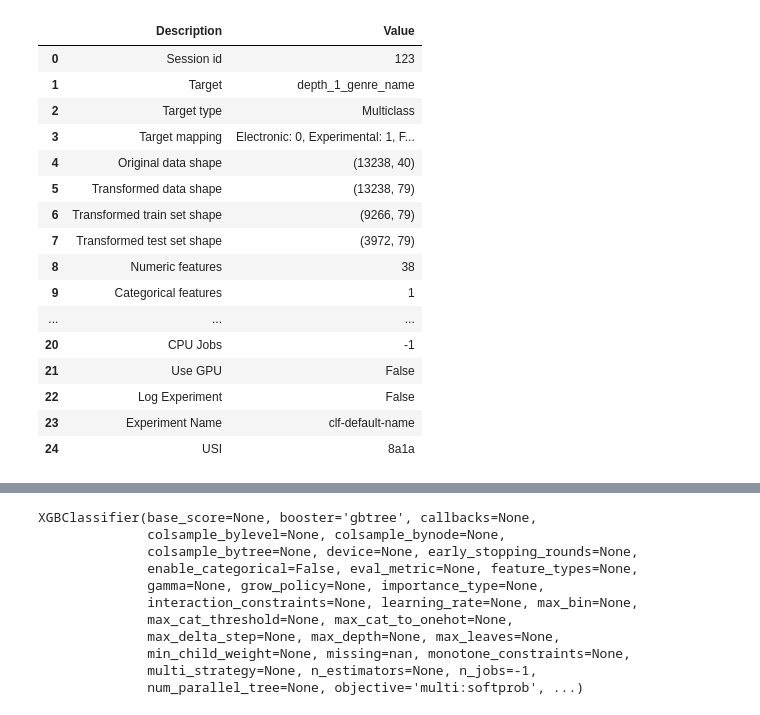
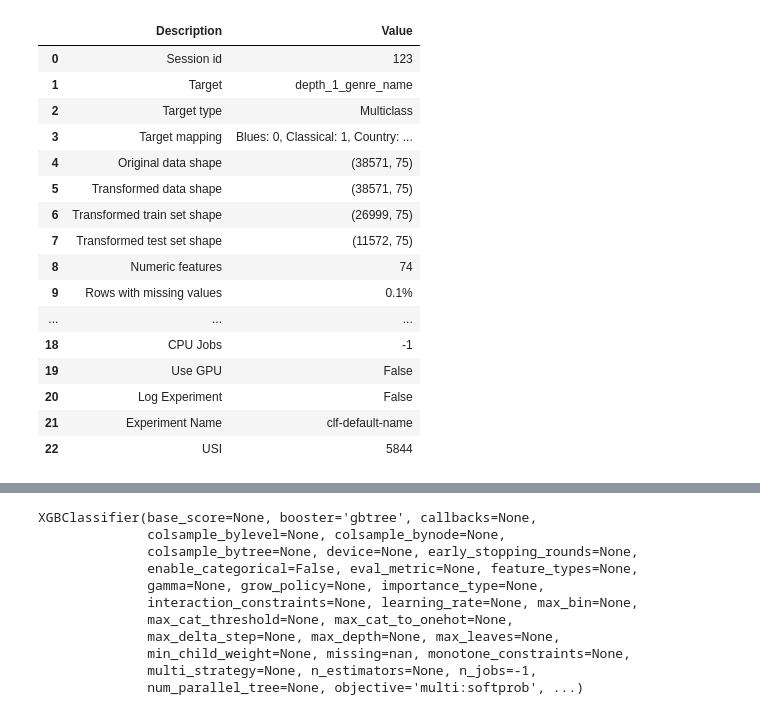
Before and after one commit to Choonghyun-Roy/MADS-699-Capstone-fa23-team12, a Jupyter notebook: models/supervised/genre_prediction_test.ipynb, the cells around one changed output, grey strips where cells are left out. Saved outputs shown, nothing was run; the diff lists cells and outputs as text; code cells hidden in the pictures.

```diff
--- a/models/supervised/genre_prediction_test.ipynb
+++ b/models/supervised/genre_prediction_test.ipynb
@@ -7,0 +1,9 @@ merged_df = df_meta.merge(df_features, on='track_id', how='outer')
+# %%
+import pandas as pd
+
+# load datasets
+df_train = pd.read_csv('../../preprocessing/datasets/25K_tracks_features_and_labels_for_training.csv')
+df_test = pd.read_csv('../../preprocessing/datasets/25K_tracks_features_and_labels_for_test.csv')
+
+# don't need to seperate them since we will use pyCaret
+df_union = pd.concat([df_train, df_test], ignore_index=True)
@@ -7,0 +30,6 @@ merged_df = df_meta.merge(df_features, on='track_id', how='outer')
+# %%
+# define features and label
+features = [feature for feature in df_union.columns if feature not in ['Unnamed: 0', 'track_id', 'depth_1_genre_name', 'depth_2_genre_name',
+       'depth_3_genre_name', 'depth_4_genre_name', 'depth_5_genre_name',
+       'artist_name', 'track_title', 'set_split', 'set_subset']]
+label = 'depth_1_genre_name'
@@ -43,9 +91,7 @@ plt.show()
 # merged_df = merged_df[~merged_df['depth_5_genre_name'].isin(to_remove)]
 # %%
 # Filter columns
-LABEL = 'depth_1_genre_name'
-excluded_columns = ['Unnamed: 0', 'track_id']
-used_columns = [LABEL] + [col for col in df_features.columns if col not in excluded_columns]
+used_columns = [label] + features
 
 # Update merged_df with filtered columns and drop NaN rows
-merged_df = merged_df[used_columns].dropna()
+df_union = df_union[used_columns]
@@ -68,25 +114,25 @@ merged_df
 # %%
 from pycaret.classification import *
 # %%
-exp_clf = setup(data = merged_df, target = LABEL, max_encoding_ohe=40, categorical_features = ['KMeans_umap_Labels'], session_id=123, normalize=True)
+exp_clf = setup(data = df_union, target = label, session_id=123, normalize=True)
 # %% [output]
 |  | Description | Value |
 | 0 | Session id | 123 |
 | 1 | Target | depth_1_genre_name |
 | 2 | Target type | Multiclass |
-| 3 | Target mapping | Electronic: 0, Experimental: 1, F... |
-| 4 | Original data shape | (13238, 40) |
-| 5 | Transformed data shape | (13238, 79) |
-| 6 | Transformed train set shape | (9266, 79) |
-| 7 | Transformed test set shape | (3972, 79) |
-| 8 | Numeric features | 38 |
-| 9 | Categorical features | 1 |
+| 3 | Target mapping | Blues: 0, Classical: 1, Country: ... |
+| 4 | Original data shape | (38571, 75) |
+| 5 | Transformed data shape | (38571, 75) |
+| 6 | Transformed train set shape | (26999, 75) |
+| 7 | Transformed test set shape | (11572, 75) |
+| 8 | Numeric features | 74 |
+| 9 | Rows with missing values | 0.1% |
 | ... | ... | ... |
-| 20 | CPU Jobs | -1 |
-| 21 | Use GPU | False |
-| 22 | Log Experiment | False |
-| 23 | Experiment Name | clf-default-name |
-| 24 | USI | 8a1a |
+| 18 | CPU Jobs | -1 |
+| 19 | Use GPU | False |
+| 20 | Log Experiment | False |
+| 21 | Experiment Name | clf-default-name |
+| 22 | USI | 5844 |
 # %%
 compare_models()
 # %% [output]
```
Also changed, not shown: parts of 13 cells of this notebook, 14 other files.
